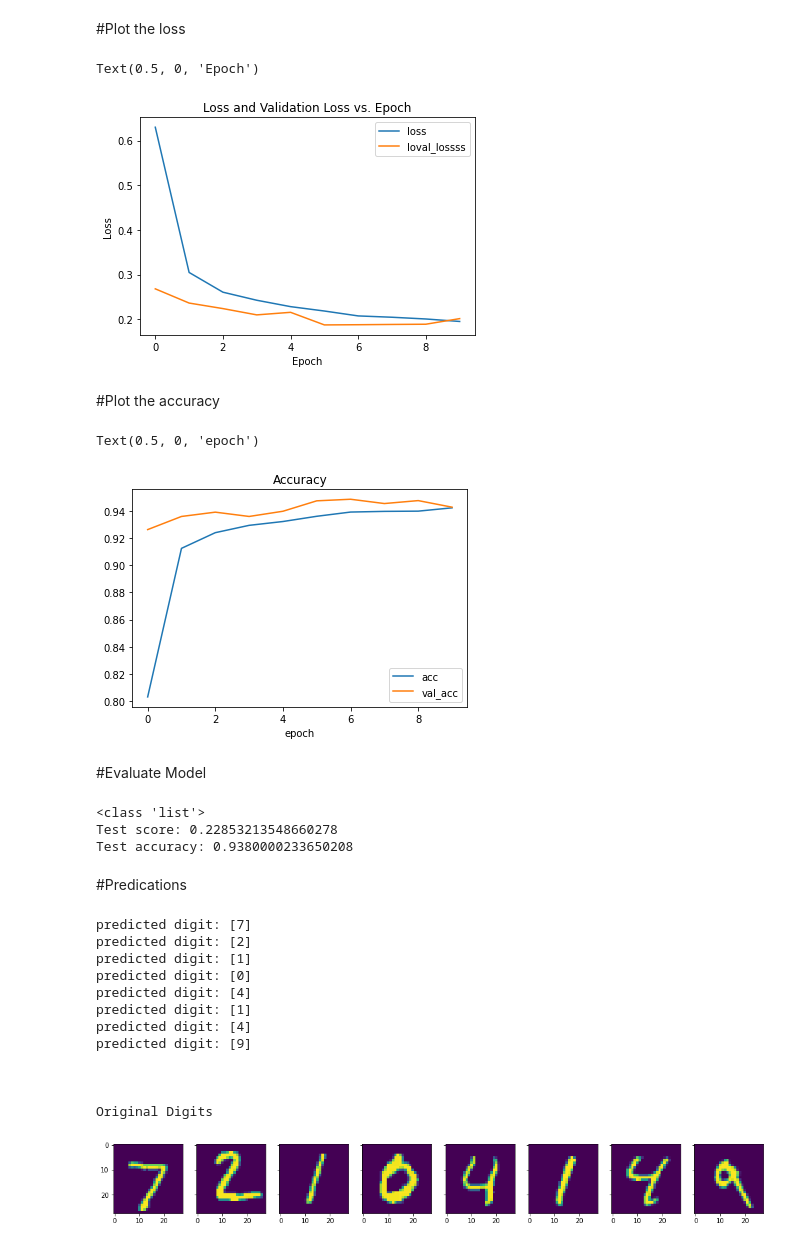
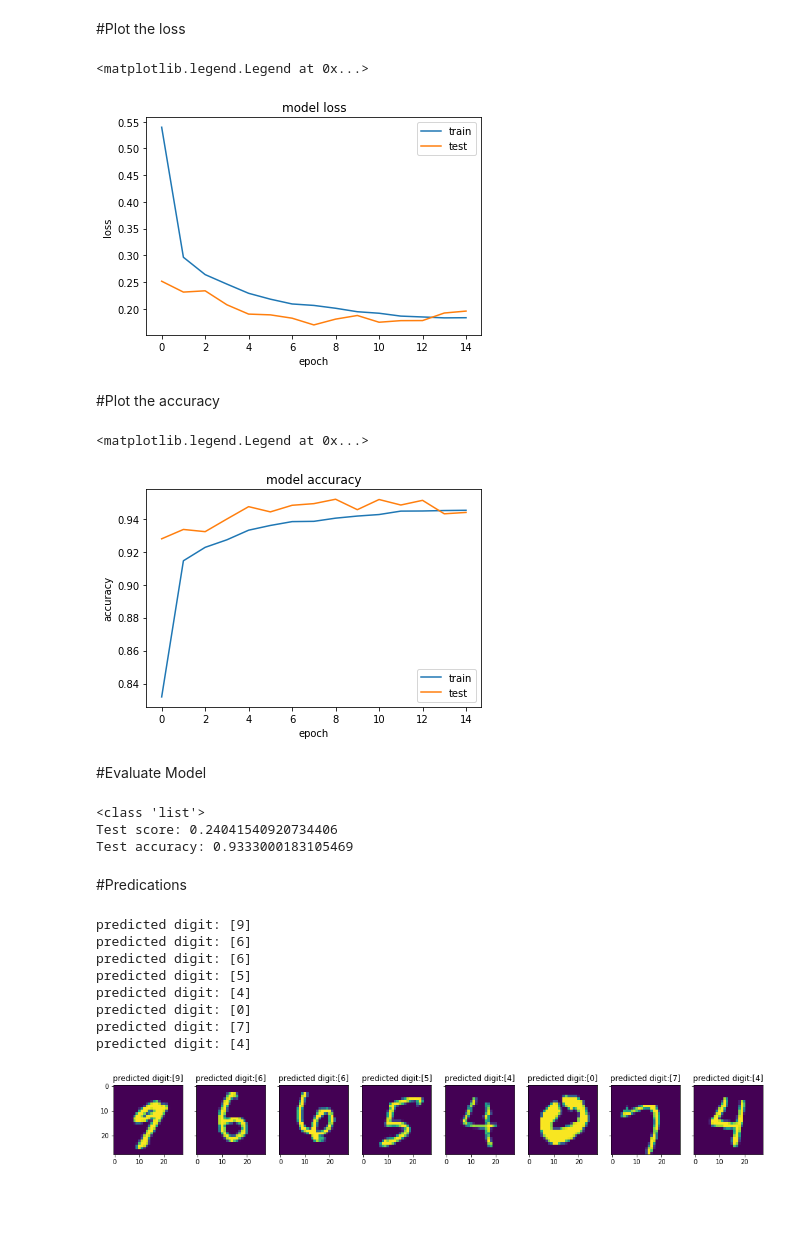
Before and after one commit to kamranjaved/Workshop-on-AI-and-Hand-on-training, a Jupyter notebook: Images Classification using Custom ANN/MNIST Classification using Custom ANN.ipynb, the cells around one changed output. Saved outputs shown, nothing was run; the diff lists cells and outputs as text; code cells hidden in the pictures; blank space fills up the shorter version.

```diff
--- a/Images Classification using Custom ANN/MNIST Classification using Custom ANN.ipynb
+++ b/Images Classification using Custom ANN/MNIST Classification using Custom ANN.ipynb
@@ -121,6 +126,10 @@ Trainable params: 8,600
 Non-trainable params: 0
 _________________________________________________________________
 None
+# %%
+csv_logger = CSVLogger('/content/drive/MyDrive/TrainedModels/MnistANN.log', separator=',', append=False)
+# %%
+num_epochs=15
 # %%
-history = model.fit(X_train, y_train, validation_split=0.1, epochs = 10, batch_size = 200, verbose = 1, shuffle = 1)
+history = model.fit(X_train, y_train, validation_split=0.1, epochs =num_epochs, batch_size = 200, verbose = 1, shuffle = 1,callbacks=[csv_logger])
 # %% [output]
@@ -149,36 +161,43 @@ Epoch 10/10
 # %%
 plt.plot(history.history['loss'], label='loss')
 plt.plot(history.history['val_loss'], label='loval_lossss')
-plt.title("Loss and Validation Loss vs. Epoch")
-plt.legend(loc="upper right")
-plt.ylabel('Loss')
-plt.xlabel('Epoch')
+# ''' for loaded model2 fromdrive'''
+# plt.plot(history2['loss'], label='loss')
+# plt.plot(history2['val_loss'], label='loval_lossss')
+plt.title('model loss')
+plt.ylabel('loss')
+plt.xlabel('epoch')
+plt.legend(['train', 'test'], loc='upper right')
 # %% [output]
-Text(0.5, 0, 'Epoch')
+<matplotlib.legend.Legend at 0x...>
-[figure, old version]
+[figure, new version]
 # %% [markdown]
 #Plot the accuracy
 # %%
 plt.plot(history.history['accuracy'])
 plt.plot(history.history['val_accuracy'])
-plt.legend(['acc', 'val_acc'])
-plt.gca().legend(('acc','val_acc'))
-plt.title('Accuracy')
+# ''' for loaded model2 from drive'''
+# plt.plot(history2['accuracy'])
+# plt.plot(history2['val_accuracy'])
+plt.title('model accuracy')
+plt.ylabel('accuracy')
 plt.xlabel('epoch')
+plt.legend(['train', 'test'], loc='lower right')
 # %% [output]
-Text(0.5, 0, 'epoch')
+<matplotlib.legend.Legend at 0x...>
-[figure, old version]
+[figure, new version]
 # %% [markdown]
 #Evaluate Model
 # %%
 score = model.evaluate(X_test, y_test, verbose=0)
+# score = model2.evaluate(X_test, y_test, verbose=0)
 print(type(score))
 print('Test score:', score[0])
 print('Test accuracy:', score[1])
 # %% [output]
 <class 'list'>
-Test score: 0.22853213548660278
-Test accuracy: 0.9380000233650208
+Test score: 0.24041540920734406
+Test accuracy: 0.9333000183105469
 # %% [markdown]
 #Predications
 # %%
@@ -186,30 +205,27 @@ def plot(n,g):
   img=X_test[n]
   img = img.reshape(1, 784)
   prediction = model.predict_classes(img)
+  # prediction = model2.predict_classes(img)
   print("predicted digit:", str(prediction))
   g.imshow(X_test[n].reshape((28,28)))
+  g.title.set_text("predicted digit:"+ str(prediction))
 # %%
 f, (ax1, ax2,ax3,ax4,ax5,ax6,ax7,ax8) = plt.subplots(1, 8, sharey=True,figsize=(18, 18))
-plot(0,ax1)
-plot(1,ax2)
-plot(2,ax3)
-plot(3,ax4)
-plot(4,ax5)
-plot(5,ax6)
-plot(6,ax7)
-plot(7,ax8)
-print("\n\n\nOriginal Digits")
+plot(20,ax1)
+plot(21,ax2)
+plot(22,ax3)
+plot(23,ax4)
+plot(24,ax5)
+plot(25,ax6)
+plot(26,ax7)
+plot(27,ax8)
 # %% [output]
+predicted digit: [9]
+predicted digit: [6]
+predicted digit: [6]
+predicted digit: [5]
+predicted digit: [4]
+predicted digit: [0]
 predicted digit: [7]
-predicted digit: [2]
-predicted digit: [1]
-predicted digit: [0]
 predicted digit: [4]
-predicted digit: [1]
-predicted digit: [4]
-predicted digit: [9]
-
-
-
-Original Digits
-[figure, old version]
+[figure, new version]
```
Also changed, not shown: parts of 9 cells of this notebook.
